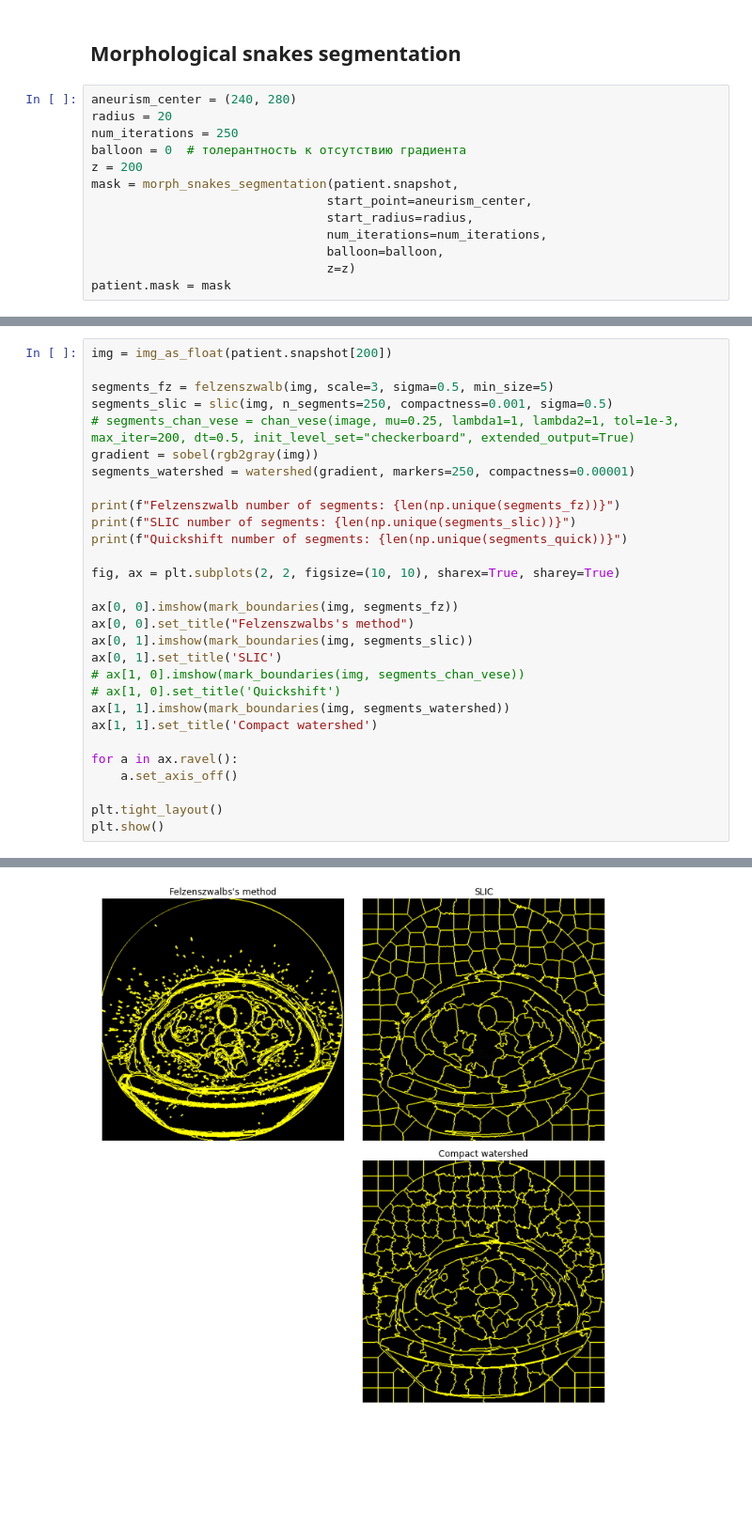
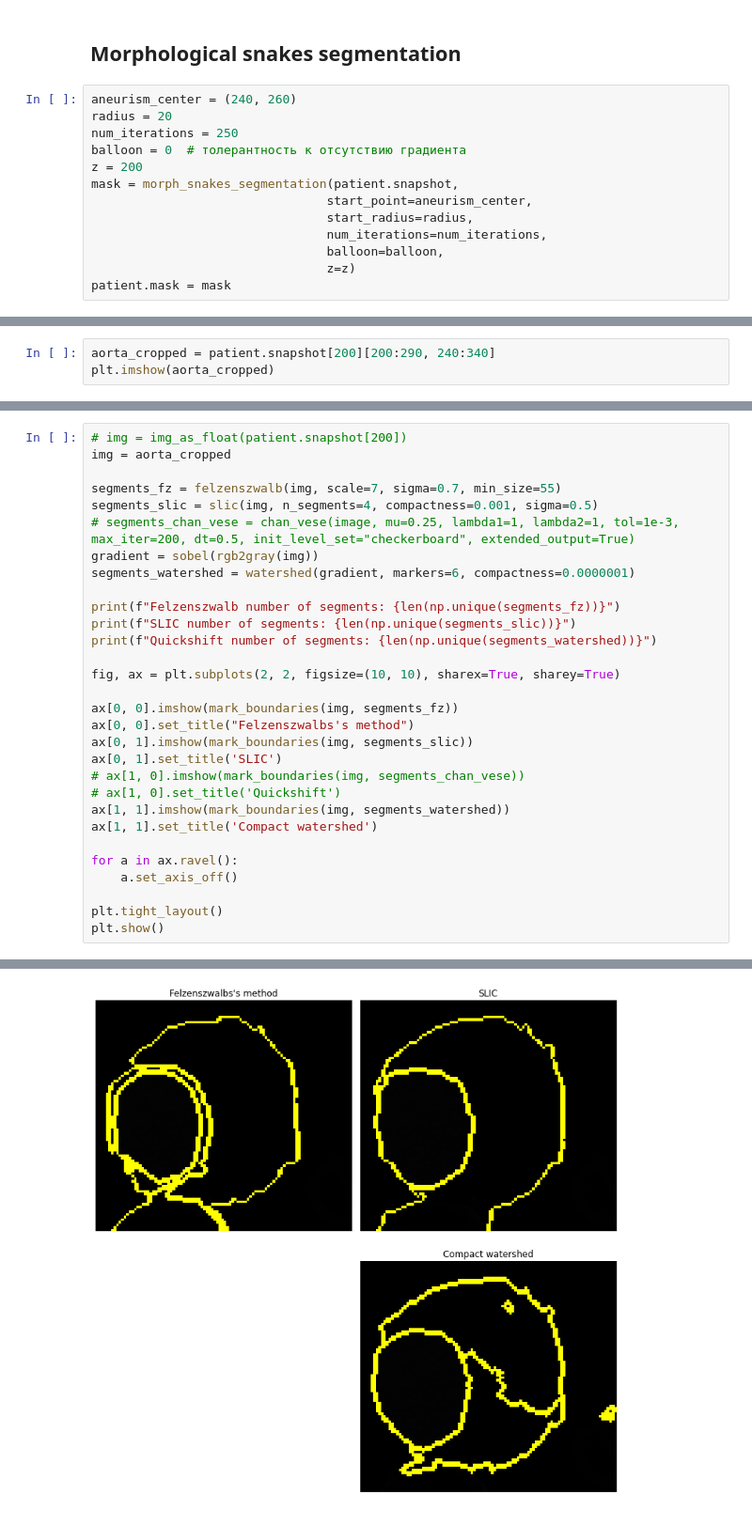
Before and after one commit to vbakhteev/CT-aorta-segmentation, a Jupyter notebook: notebooks/visualisation.ipynb, the cells around one changed output, grey strips where cells are left out. Shown at 94% size. Cells and saved outputs as stored; diff of their text form; blank space fills up the shorter version.

```diff
--- a/notebooks/visualisation.ipynb
+++ b/notebooks/visualisation.ipynb
@@ -73,7 +66,7 @@ patient.frontal_plot(y=250, vmin=-1000, vmax=500, plot_mask=True)
 # %% [markdown]
 ## Morphological snakes segmentation
 # %%
-aneurism_center = (240, 280)
+aneurism_center = (240, 260)
 radius = 20
 num_iterations = 250
 balloon = 0  # толерантность к отсутствию градиента
@@ -100 +93,4 @@ from skimage.segmentation import chan_vese
 from skimage.segmentation import circle_level_set
+# %%
+aorta_cropped = patient.snapshot[200][200:290, 240:340]
+plt.imshow(aorta_cropped)
@@ -101,15 +100,16 @@ from skimage.segmentation import circle_level_set
 # %%
-img = img_as_float(patient.snapshot[200])
+# img = img_as_float(patient.snapshot[200])
+img = aorta_cropped
 
-segments_fz = felzenszwalb(img, scale=3, sigma=0.5, min_size=5)
-segments_slic = slic(img, n_segments=250, compactness=0.001, sigma=0.5)
+segments_fz = felzenszwalb(img, scale=7, sigma=0.7, min_size=55)
+segments_slic = slic(img, n_segments=4, compactness=0.001, sigma=0.5)
 # segments_chan_vese = chan_vese(image, mu=0.25, lambda1=1, lambda2=1, tol=1e-3, max_iter=200, dt=0.5, init_level_set="checkerboard", extended_output=True)
 gradient = sobel(rgb2gray(img))
-segments_watershed = watershed(gradient, markers=250, compactness=0.00001)
+segments_watershed = watershed(gradient, markers=6, compactness=0.0000001)
 
 print(f"Felzenszwalb number of segments: {len(np.unique(segments_fz))}")
 print(f"SLIC number of segments: {len(np.unique(segments_slic))}")
-print(f"Quickshift number of segments: {len(np.unique(segments_quick))}")
+print(f"Quickshift number of segments: {len(np.unique(segments_watershed))}")
 
 fig, ax = plt.subplots(2, 2, figsize=(10, 10), sharex=True, sharey=True)
 
@@ -137 +137 @@ Quickshift number of segments: 695
-[figure, old version]
+[figure, new version]
```
Also changed, not shown: parts of 14 cells of this notebook.
